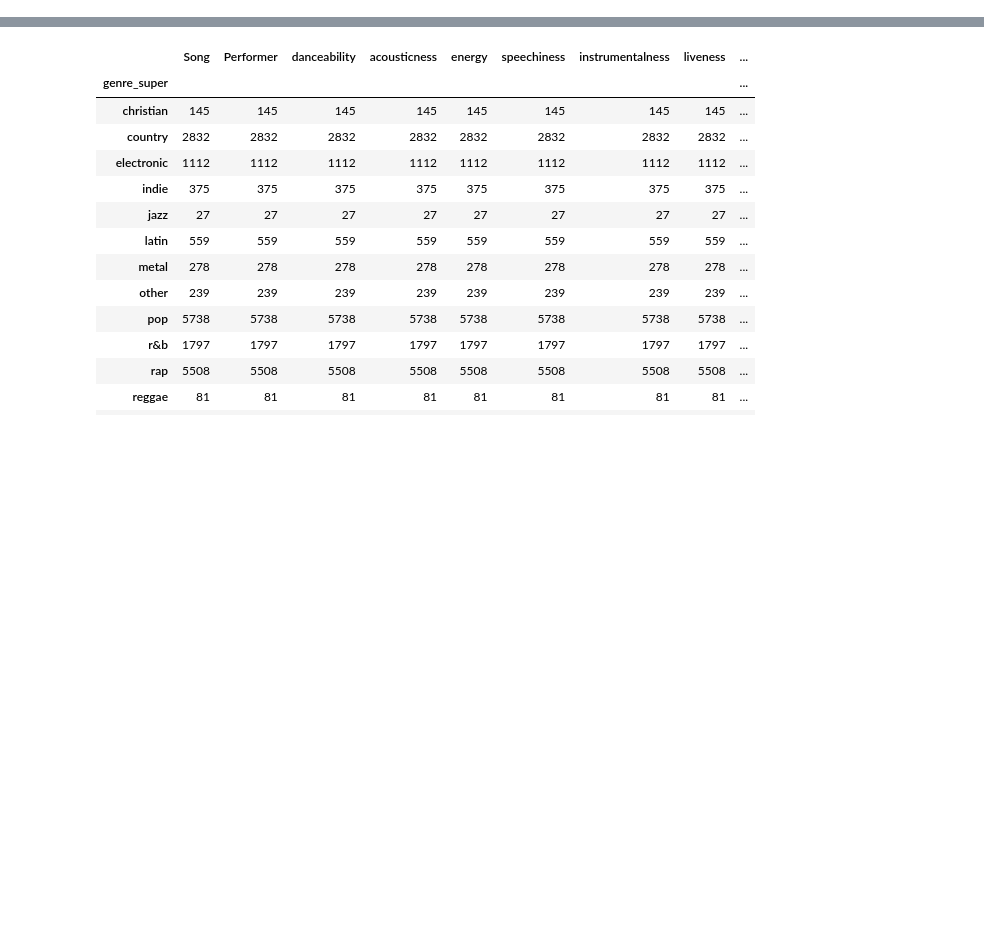
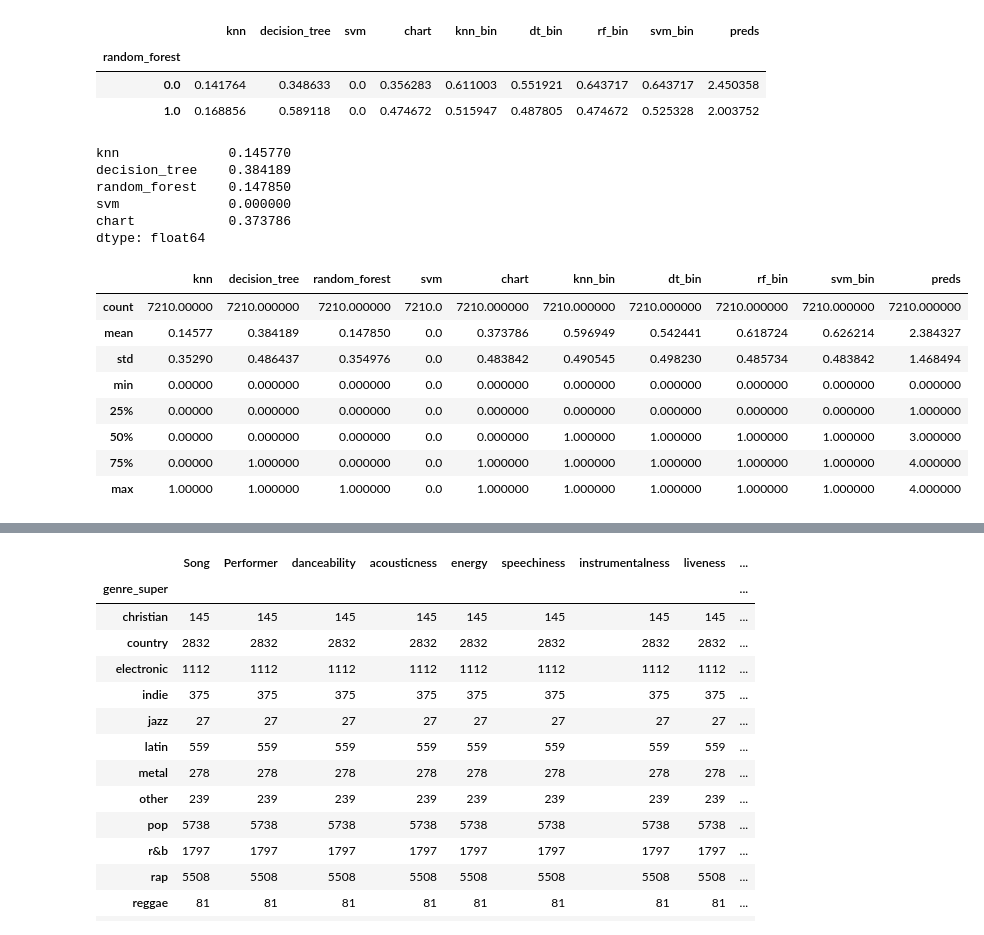
Before and after one commit to kyle-rgb/Spotify_Project, a Jupyter notebook: notebooks/New_Class.ipynb, the cells around one changed output, grey strips where cells are left out. Cells and saved outputs as stored; diff of their text form; code cells hidden in the pictures; blank space fills up the shorter version.

```diff
--- a/notebooks/New_Class.ipynb
+++ b/notebooks/New_Class.ipynb
@@ -58,11 +47,0 @@ KNeighborsClassifier(algorithm='auto', leaf_size=30, metric='minkowski',
-# %%
-# CNN for chart
-input_layer = Input(shape=(13,))
-
-x = input_layer
-x = Dense(units=200, activation="relu")(x)
-x = Dense(units=150, activation="relu")(x)
-
-output_layer = Dense(units=1, activation="sigmoid")(x)
-model_2 = Model(input_layer, output_layer)
-opt = Adam(lr=0.0005)
@@ -128,12 +47,0 @@ cnn_test_df.score.mean()
-# %%
-# CNN for chart
-input_layer = Input(shape=(13,))
-
-x = input_layer
-x = Dense(units=200, activation="relu")(x)
-x = Dense(units=150, activation="relu")(x)
-x = Dense(units=100, activation="relu")(x)
-
-output_layer = Dense(units=1, activation="sigmoid")(x)
-model_3 = Model(input_layer, output_layer)
-opt = Adam(lr=0.0015)
@@ -197,6 +56,7 @@ chart_class_df = pd.DataFrame(zip(knn_c.predict(X_test), clf_c.predict(X_test),
 # %%
+chart_class_df = pd.DataFrame(zip(knn_chart.predict(X_test), clf_chart.predict(X_test), rf_chart.predict(X_test), clf_sv_chart.predict(X_test), y_test), columns=["knn", "decision_tree", "random_forest", "svm","chart"])
 chart_class_df= chart_class_df.assign(knn_bin = lambda x: (x.knn == x.chart).astype("int"))
 chart_class_df= chart_class_df.assign(dt_bin = lambda x: (x.decision_tree == x.chart).astype("int"))
 chart_class_df= chart_class_df.assign(rf_bin = lambda x: (x.random_forest == x.chart).astype("int"))
+chart_class_df= chart_class_df.assign(svm_bin = lambda x: (x.svm == x.chart).astype("int"))
+chart_class_df = chart_class_df.assign(preds = lambda x: x.iloc[:, -4:].sum(axis=1))
-# %%
-chart_class_df = chart_class_df.assign(preds = lambda x: x.iloc[:, -3:].sum(axis=1))
@@ -269,3 +112,31 @@ knn_2.score(X_test, y_test)
+# %%
+chart_class_df.groupby("random_forest").mean()
+# %% [output]
+|  | knn | decision_tree | svm | chart | knn_bin | dt_bin | rf_bin | svm_bin | preds |
+| random_forest |  |  |  |  |  |  |  |  |  |
+| 0.0 | 0.141764 | 0.348633 | 0.0 | 0.356283 | 0.611003 | 0.551921 | 0.643717 | 0.643717 | 2.450358 |
+| 1.0 | 0.168856 | 0.589118 | 0.0 | 0.474672 | 0.515947 | 0.487805 | 0.474672 | 0.525328 | 2.003752 |
+# %%
+chart_class_df.loc[:, ["knn", "decision_tree", "random_forest", "svm","chart"]].mean()
+# %% [output]
+knn              0.145770
+decision_tree    0.384189
+random_forest    0.147850
+svm              0.000000
+chart            0.373786
+dtype: float64
+# %%
+chart_class_df.describe()
+# %% [output]
+|  | knn | decision_tree | random_forest | svm | chart | knn_bin | dt_bin | rf_bin | svm_bin | preds |
+| count | 7210.00000 | 7210.000000 | 7210.000000 | 7210.0 | 7210.000000 | 7210.000000 | 7210.000000 | 7210.000000 | 7210.000000 | 7210.000000 |
+| mean | 0.14577 | 0.384189 | 0.147850 | 0.0 | 0.373786 | 0.596949 | 0.542441 | 0.618724 | 0.626214 | 2.384327 |
+| std | 0.35290 | 0.486437 | 0.354976 | 0.0 | 0.483842 | 0.490545 | 0.498230 | 0.485734 | 0.483842 | 1.468494 |
+| min | 0.00000 | 0.000000 | 0.000000 | 0.0 | 0.000000 | 0.000000 | 0.000000 | 0.000000 | 0.000000 | 0.000000 |
+| 25% | 0.00000 | 0.000000 | 0.000000 | 0.0 | 0.000000 | 0.000000 | 0.000000 | 0.000000 | 0.000000 | 1.000000 |
+| 50% | 0.00000 | 0.000000 | 0.000000 | 0.0 | 0.000000 | 1.000000 | 1.000000 | 1.000000 | 1.000000 | 3.000000 |
+| 75% | 0.00000 | 1.000000 | 0.000000 | 0.0 | 1.000000 | 1.000000 | 1.000000 | 1.000000 | 1.000000 | 4.000000 |
+| max | 1.00000 | 1.000000 | 1.000000 | 0.0 | 1.000000 | 1.000000 | 1.000000 | 1.000000 | 1.000000 | 4.000000 |
 # %%
 # scale non-[0,1] intervals to [0,1] {tempo, duration, loudness}
 # scale categorical attributes to [0, 1] by category number / max category number
```
Also changed, not shown: parts of 128 cells of this notebook.
